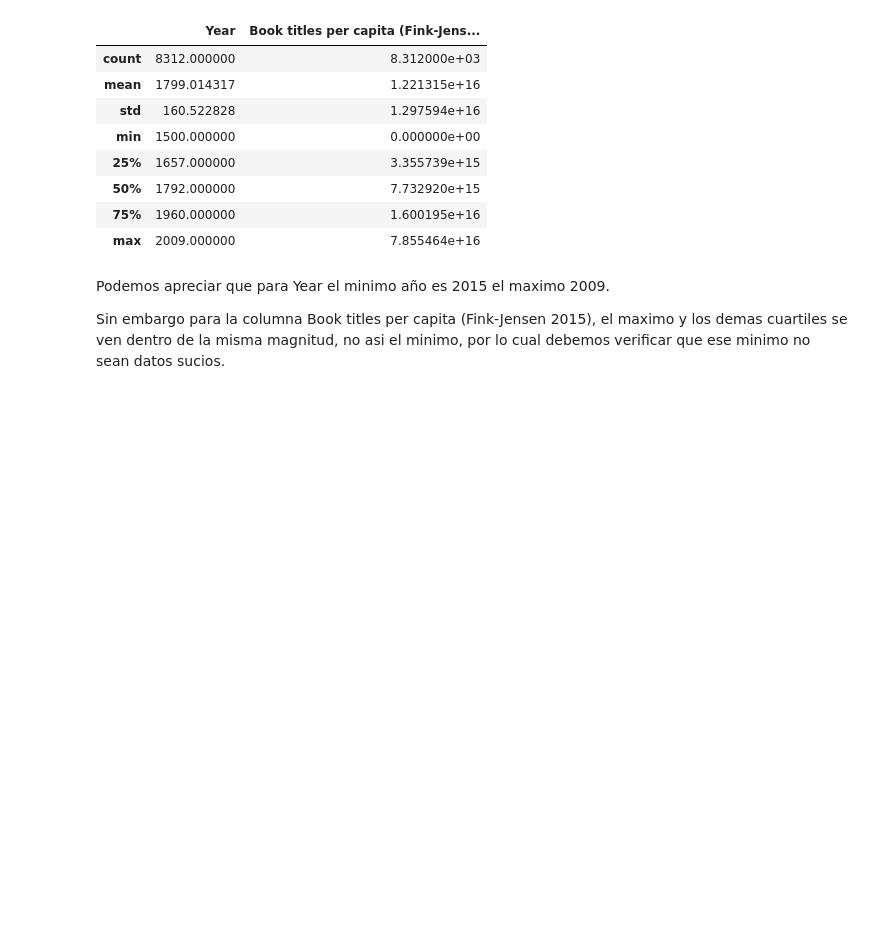
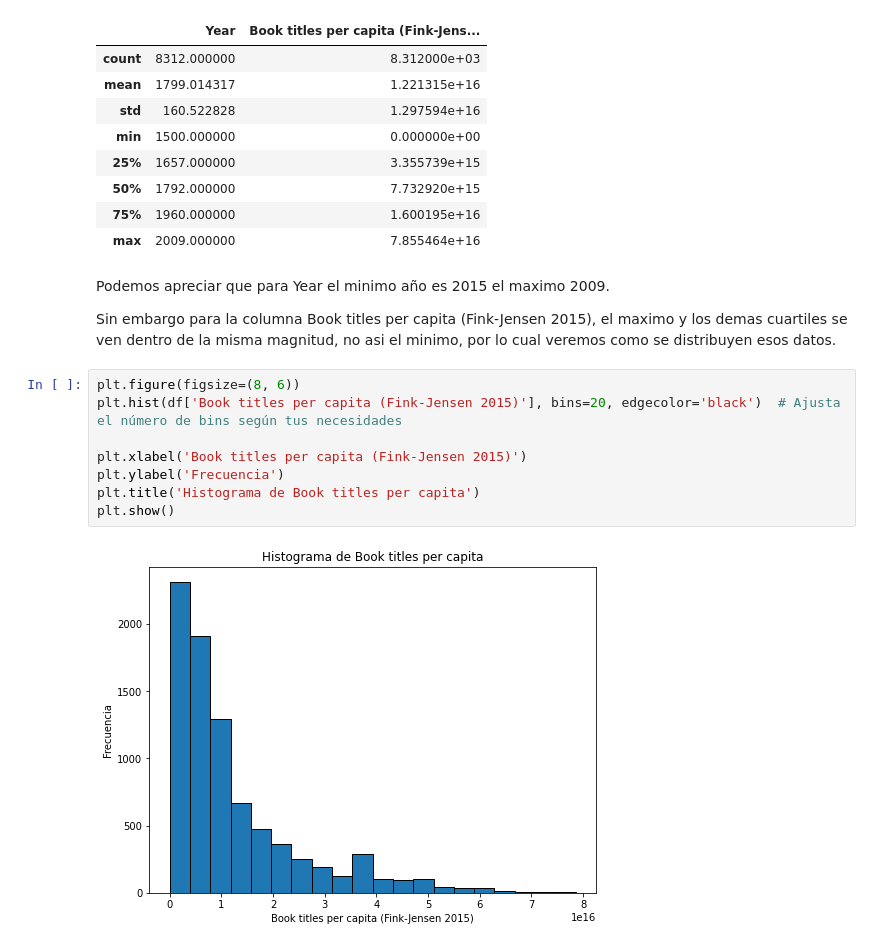
Before and after one commit to mariosanchez5/Limpieza-y-Transformacion-de-datos---Varios, a Jupyter notebook: Libros_Pais.ipynb, the cells around one changed output. Cells and saved outputs as stored; diff of their text form; blank space fills up the shorter version.

```diff
--- a/Libros_Pais.ipynb
+++ b/Libros_Pais.ipynb
@@ -91,4 +91,14 @@ df.describe()
 # %% [markdown]
 Podemos apreciar que para Year el minimo año es 2015 el maximo 2009.
 
-Sin embargo para la columna Book titles per capita (Fink-Jensen 2015), el maximo y los demas cuartiles se ven dentro de la misma magnitud, no asi el minimo, por lo cual debemos verificar que ese minimo no sean datos sucios.
+Sin embargo para la columna Book titles per capita (Fink-Jensen 2015), el maximo y los demas cuartiles se ven dentro de la misma magnitud, no asi el minimo, por lo cual veremos como se distribuyen esos datos.
+# %%
+plt.figure(figsize=(8, 6))
+plt.hist(df['Book titles per capita (Fink-Jensen 2015)'], bins=20, edgecolor='black')  # Ajusta el número de bins según tus necesidades
+
+plt.xlabel('Book titles per capita (Fink-Jensen 2015)')
+plt.ylabel('Frecuencia')
+plt.title('Histograma de Book titles per capita')
+plt.show()
+# %% [output]
+[figure, added]
```
Also changed, not shown: parts of 6 cells of this notebook.
